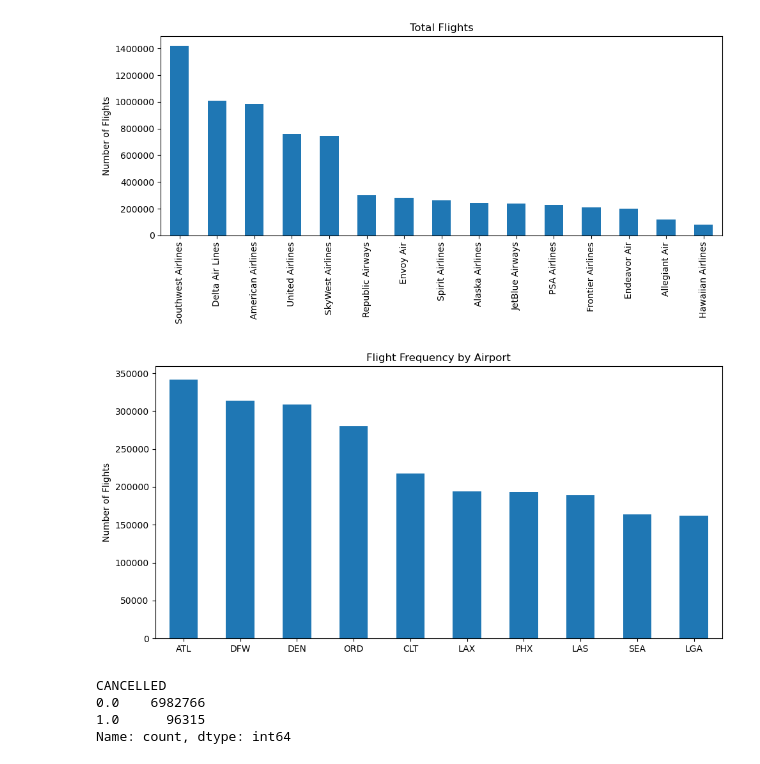
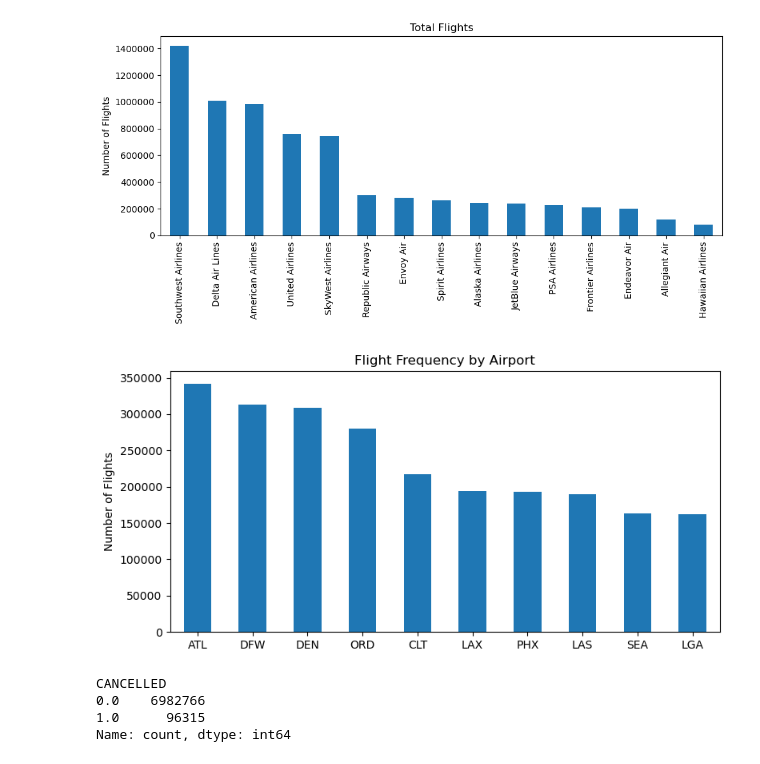
Before and after one commit to divyavegi/Capstone-Flight-Delay-and-Cancellation-, a Jupyter notebook: notebook/Flights.ipynb, the cells around one changed output. Saved outputs shown, nothing was run; the diff lists cells and outputs as text; code cells hidden in the pictures.

```diff
--- a/notebook/Flights.ipynb
+++ b/notebook/Flights.ipynb
@@ -104,18 +104,18 @@ plt.show()
 # %%
 # cities with the most departing flights
 flight_freq_city = (df24.groupby('ORIGIN')['FLIGHTS'].count().sort_values(ascending=False).head(10))
 
-plt.figure(figsize=(10,5))
+plt.figure(figsize=(8,4))
 flight_freq_city.plot(kind='bar')
 plt.title('Flight Frequency by Airport')
 plt.xlabel('')
 plt.ylabel('Number of Flights')
 plt.xticks(rotation=0)
 plt.tight_layout()
 plt.savefig('../charts/Total_flights_per_Airport.png', dpi=300,bbox_inches="tight")
 plt.show()
 # %% [output]
-[figure, old version]
+[figure, new version]
 # %%
 df24['CANCELLED'].value_counts()
 # %% [output]
```
Also changed, not shown: parts of 50 cells of this notebook, 24 other files.
